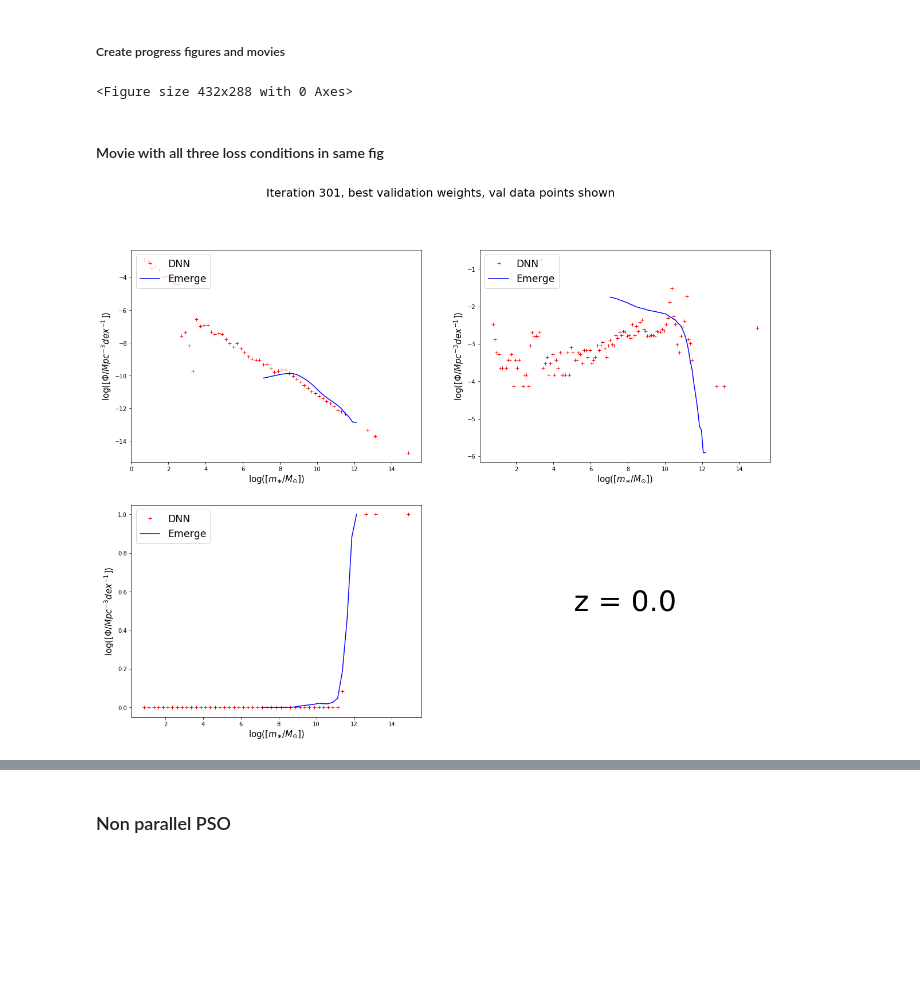
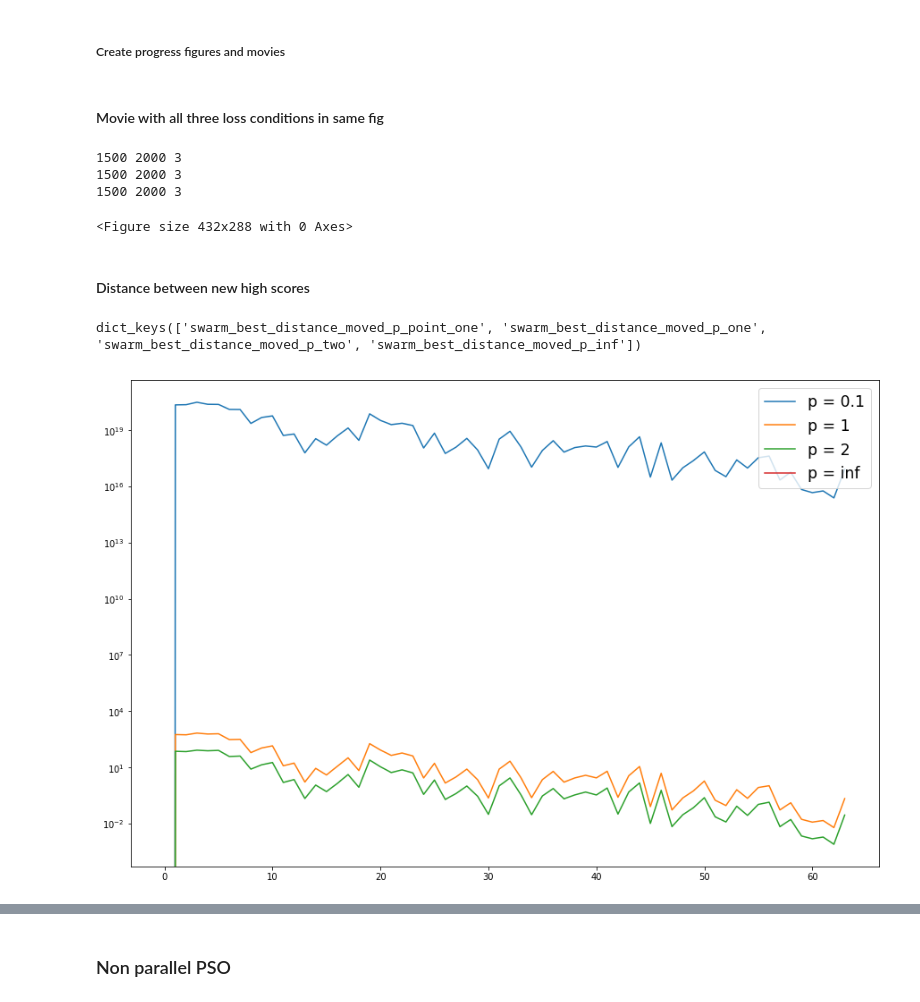
Before and after one commit to magnus-lindstrom/masters-project-galaxy-formation, a Jupyter notebook: code/pso_code/pso_general_purpose_notebook.ipynb, the cells around one changed output, grey strips where cells are left out. Saved outputs shown, nothing was run; the diff lists cells and outputs as text; code cells hidden in the pictures; blank space fills up the shorter version.

```diff
--- a/code/pso_code/pso_general_purpose_notebook.ipynb
+++ b/code/pso_code/pso_general_purpose_notebook.ipynb
@@ -108,10 +110,10 @@ fig6.savefig(fig_dir + 'proof_of_concept_3x3_net_one_output_no_weighing.png', bb
 # %% [markdown]
 ##### Create progress figures and movies
 # %%
-model_name = 'exp_loss_func_theta_2'
-modes_of_progress = ['training', 'validation'] # 'training', 'validation'
+model_name = 'lin_loss_func_slope_10_point9_cutoff_empty_bin_punish'
 
-data_types = ['training', 'val']
+modes_of_progress = ['validation', 'training'] # 'training', 'validation'
+data_types = ['val', 'train']
 
 plot_types = ['smf', 'ssfr', 'fq']
 
@@ -175,16 +177,13 @@ for mode_of_progress, data_type in zip(modes_of_progress, data_types):
 
         video.release()
         cv2.destroyAllWindows()
-# %% [output]
-<Figure size 432x288 with 0 Axes>
 # %% [markdown]
 #### Movie with all three loss conditions in same fig
 # %%
-model_name = 'exp_loss_func_theta_2'
-modes_of_progress = ['training']#, 'validation'] # 'training', 'validation'
-
-data_types = ['train']#, 'val']
-produce_images = False
+model_name = '6x6_tanh_xi10_loss_point9_cutoff_no_empty_bin_punish_nbin_weighted_loss'
+modes_of_progress = ['validation'] # 'training', 'validation'
+data_types = ['val'] # 'train', 'val'
+produce_images = True
 
 fourcc = cv2.VideoWriter_fourcc('M','J','P','G')
 frame_rate = 1
@@ -193,7 +192,7 @@ for mode_of_progress, data_type in zip(modes_of_progress, data_types):
     if produce_images:
 
         model_dir = 'trained_networks/{}/{}_best/'.format(model_name, mode_of_progress)
-        model_fig_dir = 'trained_networks/{}/figures_{}_weights/{}_data/'.format(model_name, mode_of_progress, data_type)
+        model_fig_dir = 'trained_networks/{}/figures_{}_weights/{}_data/all_losses/'.format(model_name, mode_of_progress, data_type)
 
         model_list = []
         for file in os.listdir(model_dir):
@@ -209,11 +208,11 @@ for mode_of_progress, data_type in zip(modes_of_progress, data_types):
             model = load_model(model_dir + model_file)
 
             title = 'Iteration {}, best {} weights, {} data points shown'.format(iteration, mode_of_progress, data_type)
-            fig_file_path = model_fig_dir + 'all_losses/iteration_{}.png'.format(iteration)
+            fig_file_path = model_fig_dir + 'iteration_{}.png'.format(iteration)
             get_smf_ssfr_fq_plot(model, training_data_dict_model, galaxies=None, title=title, data_type=data_type, full_range=True, save=True, file_path=fig_file_path)
 
-    image_folder = 'trained_networks/{}/figures_{}_weights/{}_data/all_losses/'.format(model_name, mode_of_progress, data_type, plot_type)
-    video_path = image_folder + 'progress_video.avi'
+    image_folder = 'trained_networks/{}/figures_{}_weights/{}_data/all_losses/'.format(model_name, mode_of_progress, data_type)
+    video_path = image_folder + 'progress_video5.avi'
 
     images = [img for img in os.listdir(image_folder) if img.endswith(".png")]
     images_with_nrs = []
@@ -237,7 +236,30 @@ for mode_of_progress, data_type in zip(modes_of_progress, data_types):
 
     video.release()
     cv2.destroyAllWindows()
+# %% [output]
+1500 2000 3
+1500 2000 3
+1500 2000 3
+<Figure size 432x288 with 0 Axes>
-# %%
-fig = get_smf_ssfr_fq_plot(model, training_data_dict_model, galaxies=None, title=title, data_type=data_type, full_range=True)
-# %% [output]
-[figure, removed]
+# %% [markdown]
+#### Distance between new high scores
+# %%
+model_name = '4x4_relu_xi10_loss_point9_cutoff_no_empty_bin_punish'
+
+model_dir = 'trained_networks/{}/'.format(model_name)
+os.makedirs(os.path.dirname(model_dir + 'swarm_best_distance_moved.p'), exist_ok=True)
+distance_dict = pickle.load(open(model_dir + 'swarm_best_distance_moved.p', 'rb'))
+
+print(distance_dict.keys())
+
+fig = plt.figure(figsize=(15,10))
+plt.plot(distance_dict['swarm_best_distance_moved_p_point_one'])
+plt.plot(distance_dict['swarm_best_distance_moved_p_one'])
+plt.plot(distance_dict['swarm_best_distance_moved_p_two'])
+plt.plot(distance_dict['swarm_best_distance_moved_p_inf'])
+plt.legend(['p = 0.1', 'p = 1', 'p = 2', 'p = inf'], loc='upper right', fontsize='xx-large')
+# plt.plot([dist[1][0] for dist in distance_dict['swarm_best_distance_moved_p_point_one']])
+plt.yscale('log')
+# %% [output]
+dict_keys(['swarm_best_distance_moved_p_point_one', 'swarm_best_distance_moved_p_one', 'swarm_best_distance_moved_p_two', 'swarm_best_distance_moved_p_inf'])
+[figure, added]
```
Also changed, not shown: parts of 10 cells of this notebook, 7 other files.
